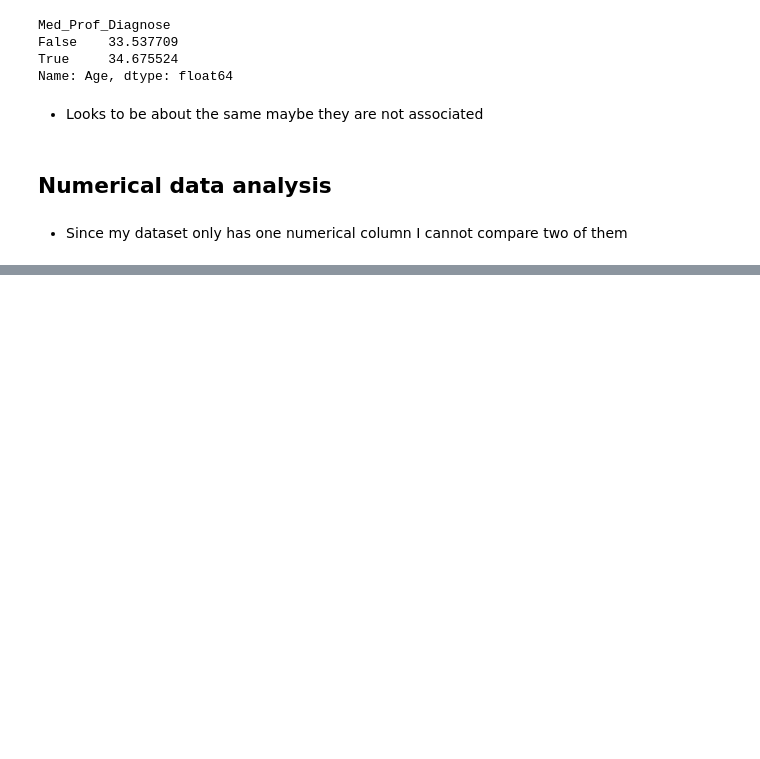
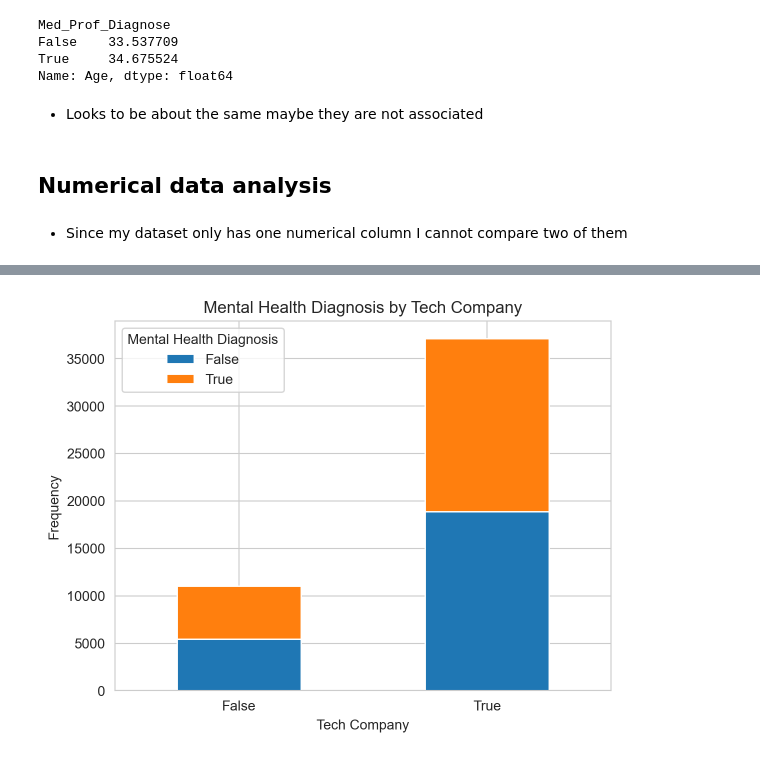
Before and after one commit to emmablumenkrantz/PUBH1142, a Jupyter notebook: Analysis_MHIT.ipynb, the cells around one changed output, grey strips where cells are left out. Saved outputs shown, nothing was run; the diff lists cells and outputs as text; code cells hidden in the pictures; blank space fills up the shorter version.

```diff
--- a/Analysis_MHIT.ipynb
+++ b/Analysis_MHIT.ipynb
@@ -249,0 +276,10 @@ Name: Age, dtype: float64
+# %%
+# create a heatmap of the correlation between top tech companies and mental health diagnosis
+pd.crosstab(os['Tech_company'], os['Med_Prof_Diagnose']).plot(kind='bar', stacked=True)
+plt.title('Mental Health Diagnosis by Tech Company')
+plt.ylabel('Frequency')
+plt.xlabel('Tech Company')
+plt.xticks(rotation=0)
+plt.legend(title='Mental Health Diagnosis');
+# %% [output]
+[figure, added]
```
Also changed, not shown: parts of 13 cells of this notebook.
